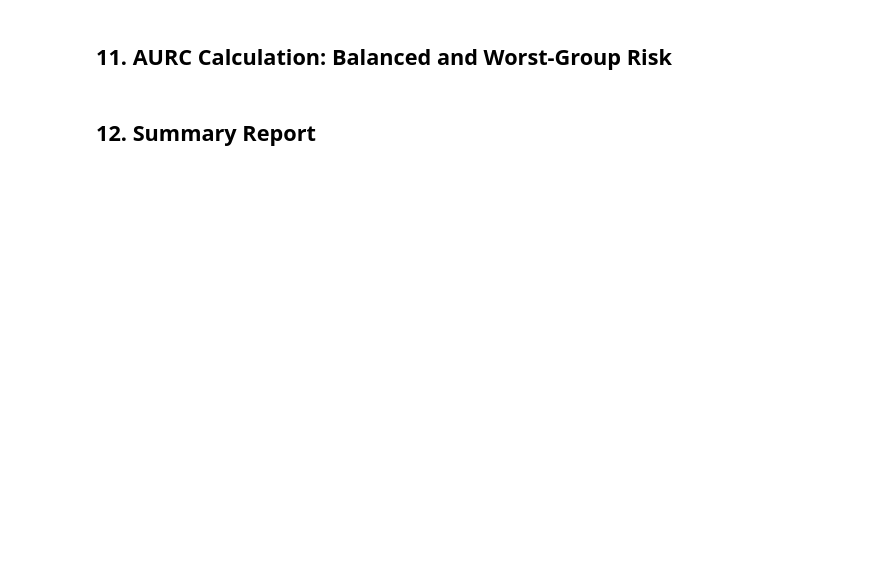
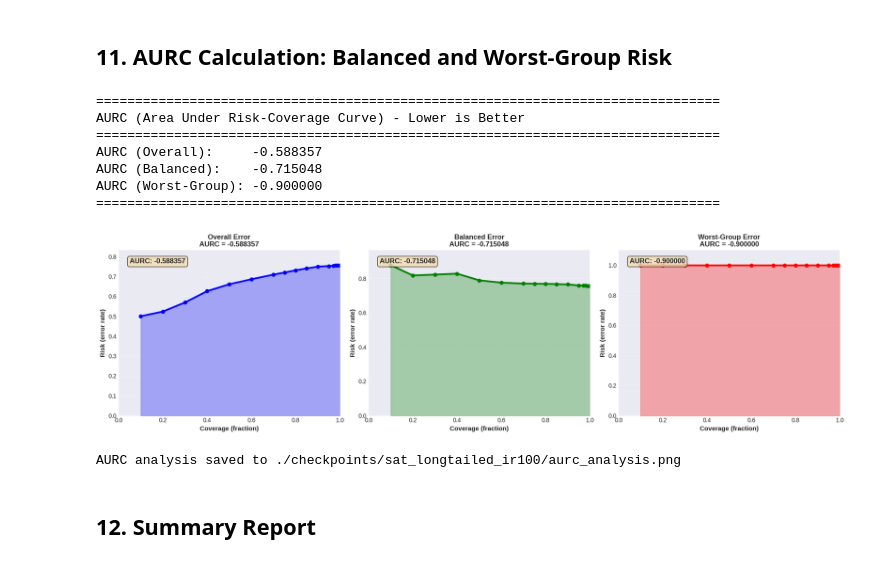
Before and after one commit to nguyenquocviet2005/SAT-for-long-tailed, a Jupyter notebook: SAT_LongTailed_CIFAR10.ipynb, the cells around one changed output. Cells and saved outputs as stored; diff of their text form; code cells hidden in the pictures; blank space fills up the shorter version.

```diff
--- a/SAT_LongTailed_CIFAR10.ipynb
+++ b/SAT_LongTailed_CIFAR10.ipynb
@@ -216,7 +466,7 @@ print(f"\nClass distribution saved to {config.save_dir}/dataset_distribution.png
 print(f"Creating model: {config.arch}")
 
 model_num_classes = num_classes + 1  # Extra dimension for abstention
-model = models.__dict__[config.arch](num_classes=model_num_classes, input_size=input_size)
+model = vgg16_bn(num_classes=model_num_classes, input_size=input_size)
 
 if use_cuda:
     model = torch.nn.DataParallel(model.cuda())
@@ -226,7 +476,7 @@ total_params = sum(p.numel() for p in model.parameters())
 print(f"Total parameters: {total_params/1e6:.2f}M")
 
 # Setup loss function
-criterion = SelfAdativeTraining(num_examples=len(trainset), num_classes=num_classes, mom=config.sat_momentum)
+criterion = SelfAdaptiveTraining(num_examples=len(trainset), num_classes=num_classes, mom=config.sat_momentum)
 
 # Setup optimizer
 optimizer = optim.SGD(model.parameters(), lr=config.lr, momentum=config.momentum, weight_decay=config.weight_decay)
@@ -719,7 +1041,7 @@ def calculate_aurc(coverages, errors):
     cov_normalized = sorted_cov / 100.0
     err_normalized = sorted_err / 100.0
 
-    aurc = np.trapz(err_normalized, cov_normalized)
+    aurc = np.trapezoid(err_normalized, cov_normalized)
     return aurc
 
 # Calculate AURC for different metrics
@@ -748,33 +1070,43 @@ for idx, (ax, errors, title, color, aurc) in enumerate([
     (axes[1], balanced_errors, 'Balanced Error', 'green', aurc_balanced),
     (axes[2], worst_errors, 'Worst-Group Error', 'red', aurc_worst)
 ]):
     # Normalize for visualization
     cov_norm = coverages / 100.0
     err_norm = errors / 100.0
 
     # Plot curve
     ax.plot(cov_norm, err_norm, linewidth=3, color=color, marker='o', markersize=6)
 
     # Fill area under curve
     ax.fill_between(cov_norm, 0, err_norm, alpha=0.3, color=color)
 
     ax.set_xlabel('Coverage (fraction)', fontweight='bold', fontsize=11)
     ax.set_ylabel('Risk (error rate)', fontweight='bold', fontsize=11)
     ax.set_title(f'{title}\nAURC = {aurc:.6f}', fontweight='bold', fontsize=12)
     ax.grid(True, alpha=0.3)
     ax.set_xlim([0, 1])
     ax.set_ylim([0, max(err_norm) * 1.1])
 
     # Add text box with AURC value
     ax.text(0.05, 0.95, f'AURC: {aurc:.6f}', transform=ax.transAxes,
             verticalalignment='top', fontsize=12, fontweight='bold',
             bbox=dict(boxstyle='round', facecolor='wheat', alpha=0.8))
 
 plt.tight_layout()
 plt.savefig(os.path.join(config.save_dir, 'aurc_analysis.png'), dpi=150)
 plt.show()
 
 print(f"\nAURC analysis saved to {config.save_dir}/aurc_analysis.png")
+# %% [output]
+================================================================================
+AURC (Area Under Risk-Coverage Curve) - Lower is Better
+================================================================================
+AURC (Overall):     -0.588357
+AURC (Balanced):    -0.715048
+AURC (Worst-Group): -0.900000
+================================================================================
+[figure, added]
+AURC analysis saved to ./checkpoints/sat_longtailed_ir100/aurc_analysis.png
 # %% [markdown]
 ## 12. Summary Report
 # %%
```
Also changed, not shown: parts of 15 cells of this notebook, 1 other file.
